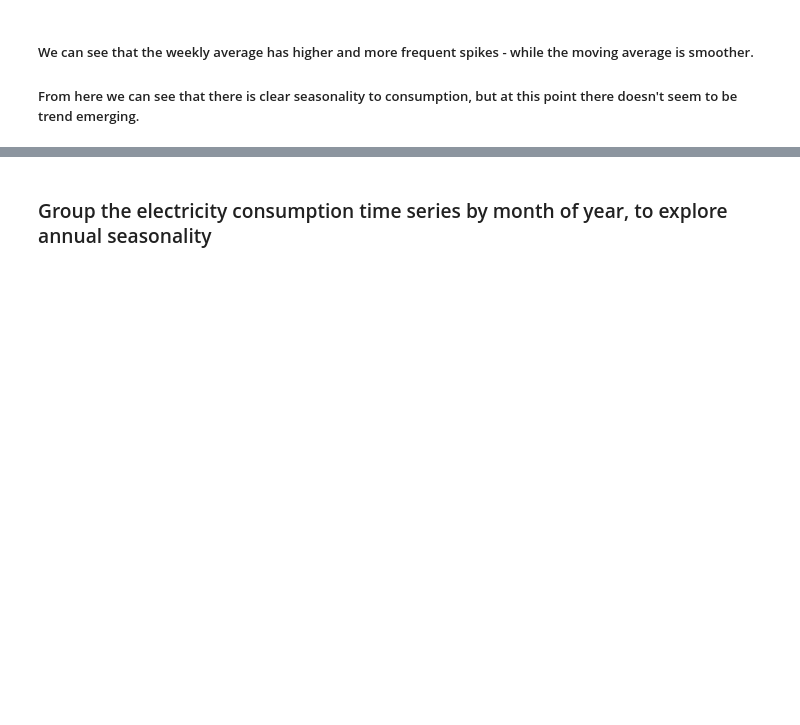
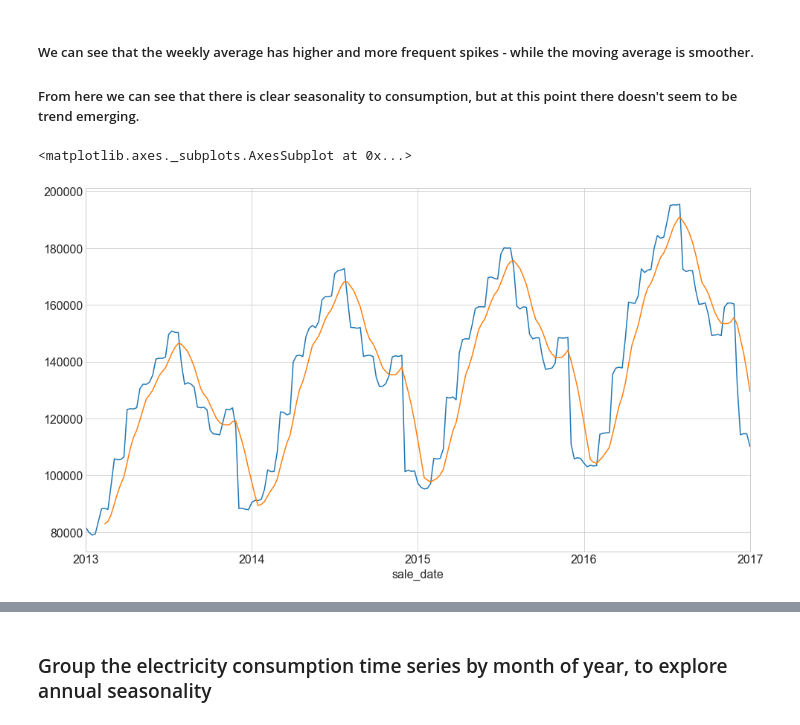
Before and after one commit to chasethompson/ds-methodologies-exercises, a Jupyter notebook: time_series/explore.ipynb, the cells around one changed output, grey strips where cells are left out. Drawn from its saved outputs; the diff is of its cells as text; code cells hidden in the pictures; blank space fills up the shorter version.

```diff
--- a/time_series/explore.ipynb
+++ b/time_series/explore.ipynb
@@ -254,6 +279,12 @@ plt.show()
 ##### We can see that the weekly average has higher and more frequent spikes - while the moving average is smoother.
 
 ##### From here we can see that there is clear seasonality to consumption, but at this point there doesn't seem to be trend emerging.
+# %%
+y.resample('W').mean().plot(label='Weekly Average')
+y.rolling(7).mean().plot(label='Rolling 7 Day Average')
+# %% [output]
+<matplotlib.axes._subplots.AxesSubplot at 0x...>
+[figure, added]
 # %% [markdown]
 <a id='season'></a>
 # %% [markdown]
```
Also changed, not shown: parts of 11 cells of this notebook.
